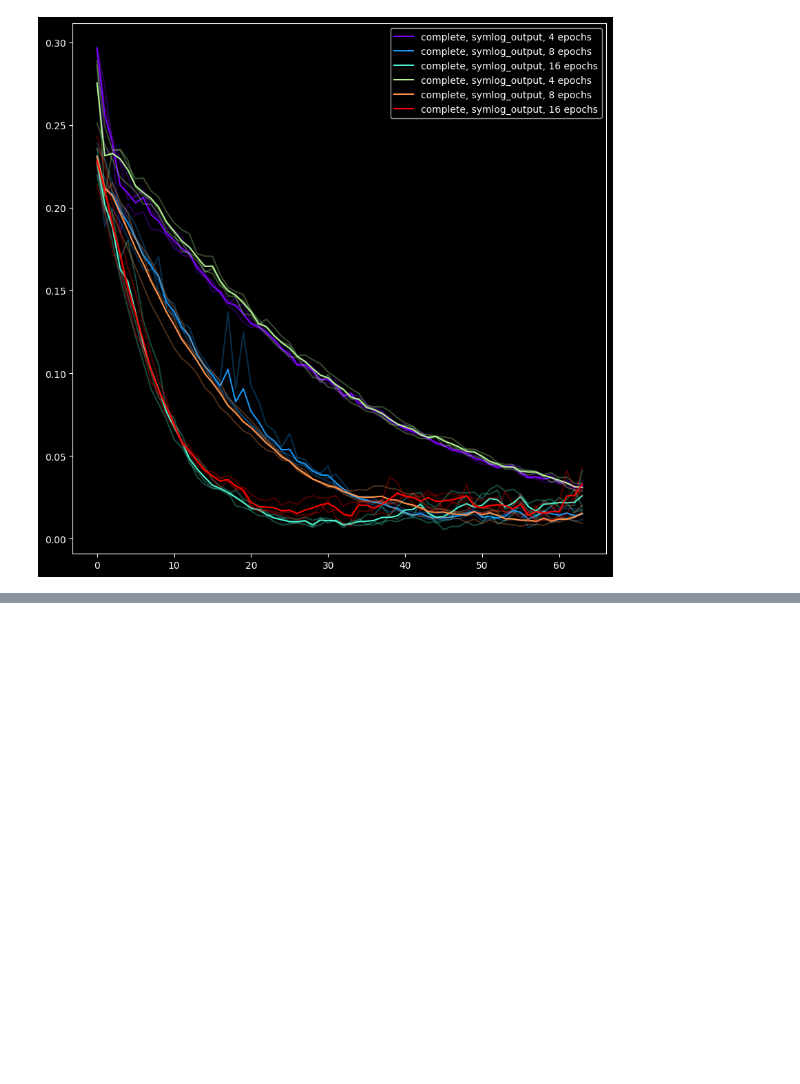
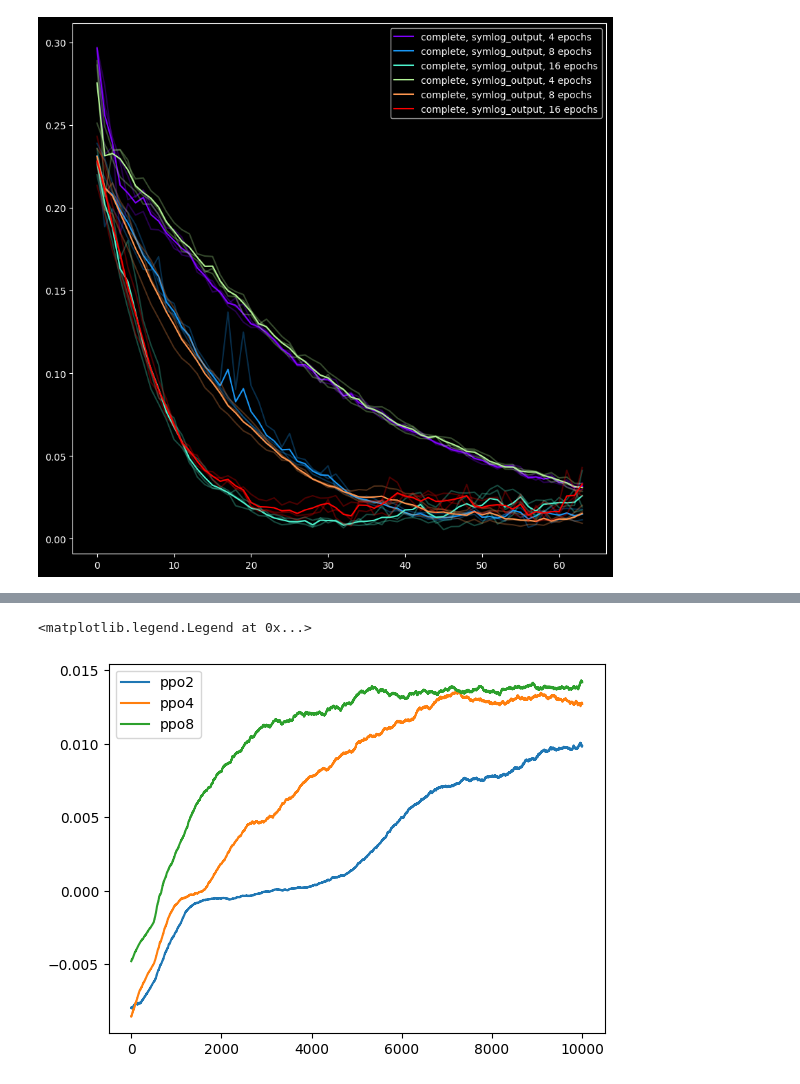
Before and after one commit to samuele-bortolato/RL-project, a Jupyter notebook: analyze_results_kaggle.ipynb, the cells around one changed output, grey strips where cells are left out. Cells and saved outputs as stored; diff of their text form; code cells hidden in the pictures; blank space fills up the shorter version.

```diff
--- a/analyze_results_kaggle.ipynb
+++ b/analyze_results_kaggle.ipynb
@@ -89,0 +92,27 @@ plt.legend()
+# %%
+from tensorboard.backend.event_processing.event_accumulator import EventAccumulator
+import pandas as pd
+import os
+from matplotlib import pyplot as plt
+import matplotlib as mpl
+mpl.style.use('default')
+import numpy as np
+kernel = np.ones(1000)
+# %%
+log_dir='C:/Users/Sam/Downloads/results/runs/'
+# %%
+R = {}
+for experiment in os.listdir(log_dir):
+    R[experiment]={}
+    for run in os.listdir(os.path.join(log_dir,experiment)):
+        R[experiment][run]={}
+        for seed in os.listdir(os.path.join(log_dir,experiment,run)):
+
+            file_name = os.listdir(os.path.join(log_dir,experiment,run,seed))[0]
+            print(os.path.join(log_dir, experiment, run, seed, file_name).replace('\\','/'))
+
+            acc = EventAccumulator(os.path.join(log_dir, experiment, run, seed, file_name).replace('\\','/'))
+            acc.Reload()
+            df = pd.DataFrame(acc.Scalars("Reward"))
+
+            R[experiment][run][seed] = df
@@ -89,0 +140,13 @@ plt.legend()
+# %%
+
+
+E=R['PPO']
+
+for run in E:
+    for seed in E[run]:
+        y = E[run][seed]['value'].to_numpy()
+        plt.plot(np.convolve(y, kernel, 'same')/np.convolve(np.ones_like(y), kernel, 'same'), label=run)
+plt.legend()
+# %% [output]
+<matplotlib.legend.Legend at 0x...>
+[figure, added]
```
Also changed, not shown: parts of 8 cells of this notebook, 3 other files.
